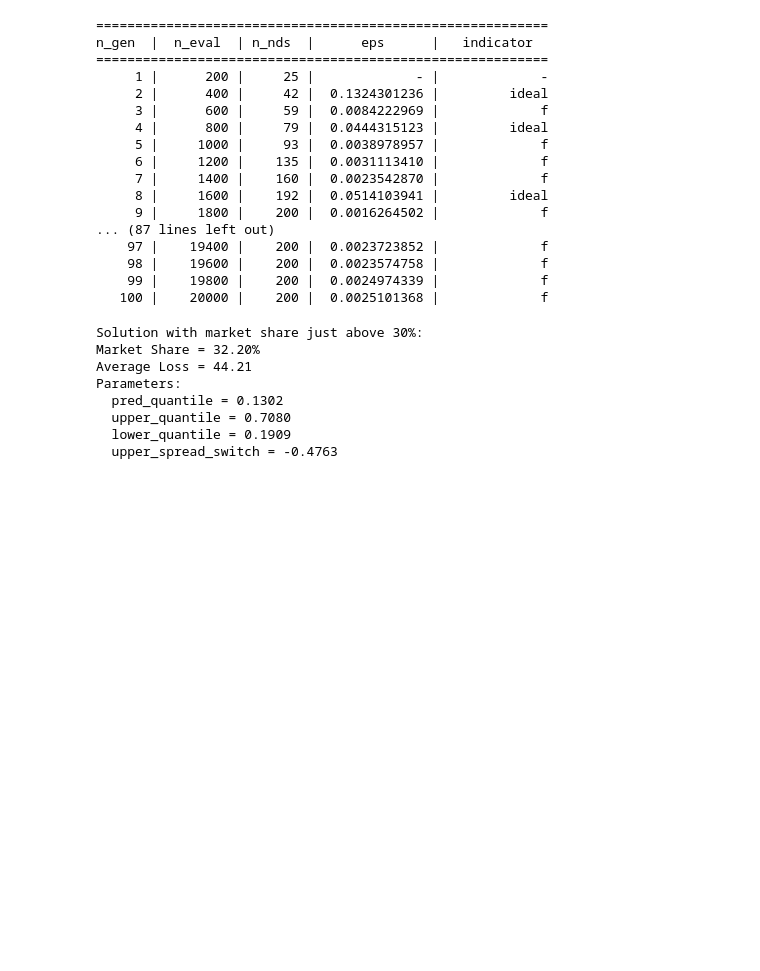
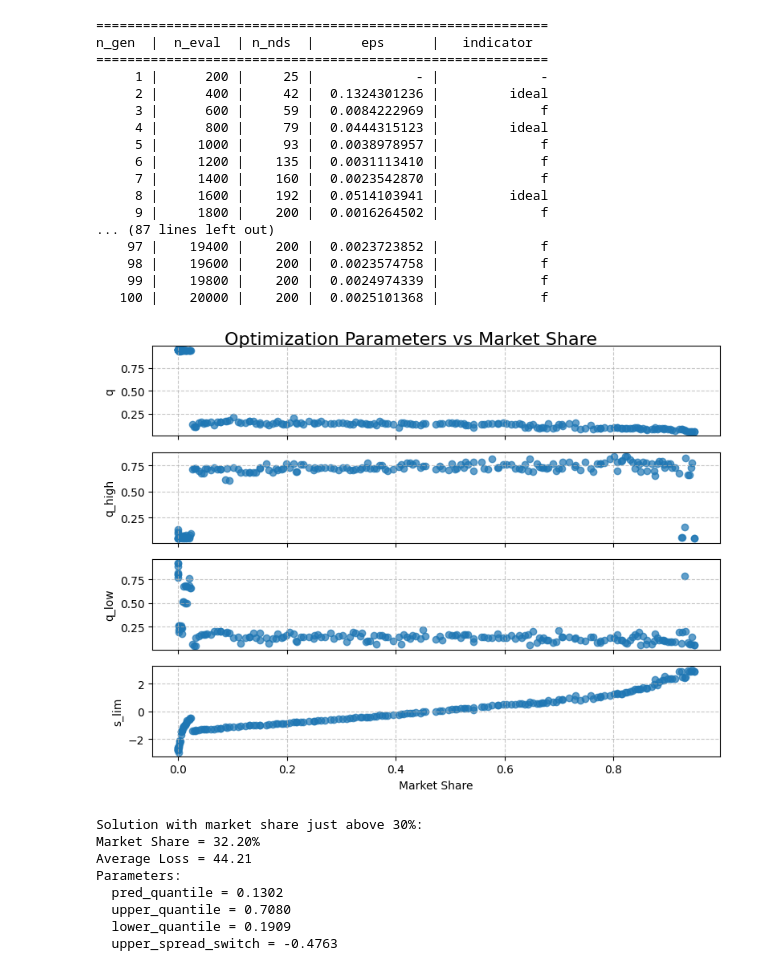
Before and after one commit to paa27/auto-insurance, a Jupyter notebook: notebooks/exploratory/exploratory_analysis_2.ipynb, the cells around one changed output. Cells and saved outputs as stored; diff of their text form; code cells hidden in the pictures; blank space fills up the shorter version.

```diff
--- a/notebooks/exploratory/exploratory_analysis_2.ipynb
+++ b/notebooks/exploratory/exploratory_analysis_2.ipynb
@@ -754,6 +790,30 @@ n_gen  |  n_eval  | n_nds  |      eps      |   indicator
     98 |    19600 |    200 |  0.0023574758 |             f
     99 |    19800 |    200 |  0.0024974339 |             f
    100 |    20000 |    200 |  0.0025101368 |             f
+# %%
+# Visualize optimization parameters vs market share
+fig, axes = plt.subplots(4, 1, figsize=(8, 6), sharex=True)
+param_names = ["q", "q_high", "q_low", "s_lim"]
+
+# Sort results by market share for better visualization
+market_shares = -res.F[:, 1]  # Convert back to positive values
+sorted_indices = np.argsort(market_shares)
+sorted_market_shares = market_shares[sorted_indices]
+sorted_params = res.X[sorted_indices]
+
+# Plot each parameter vs market share
+for i, param_name in enumerate(param_names):
+    axes[i].scatter(sorted_market_shares, sorted_params[:, i], alpha=0.7)
+    axes[i].set_ylabel(param_name)
+    axes[i].grid(True, linestyle='--', alpha=0.7)
+
+# Set common x-axis label and title
+axes[-1].set_xlabel('Market Share')
+fig.suptitle('Optimization Parameters vs Market Share', fontsize=16)
+plt.tight_layout()
+plt.subplots_adjust(top=0.95)
+# %% [output]
+[figure, added]
 # %%
 avg_losses_opti = res.F[:, 0]
 market_shares_opti = res.F[:, 1]
```
Also changed, not shown: parts of 2 cells of this notebook, 1 other file.
